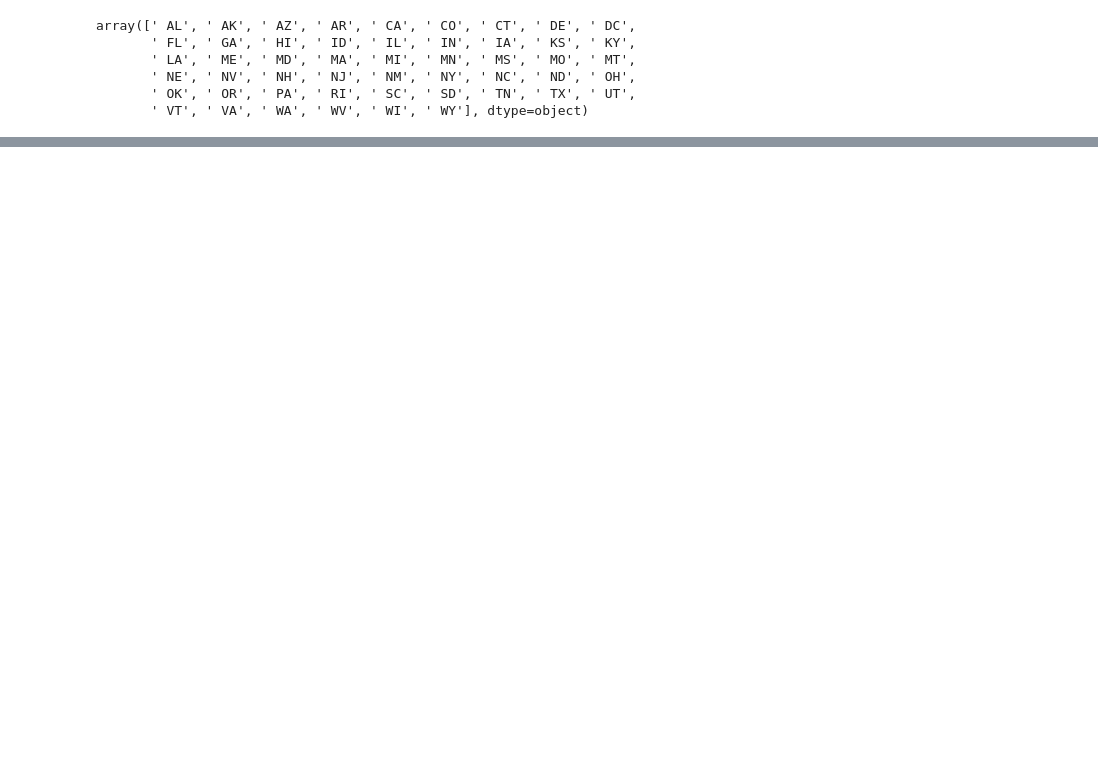
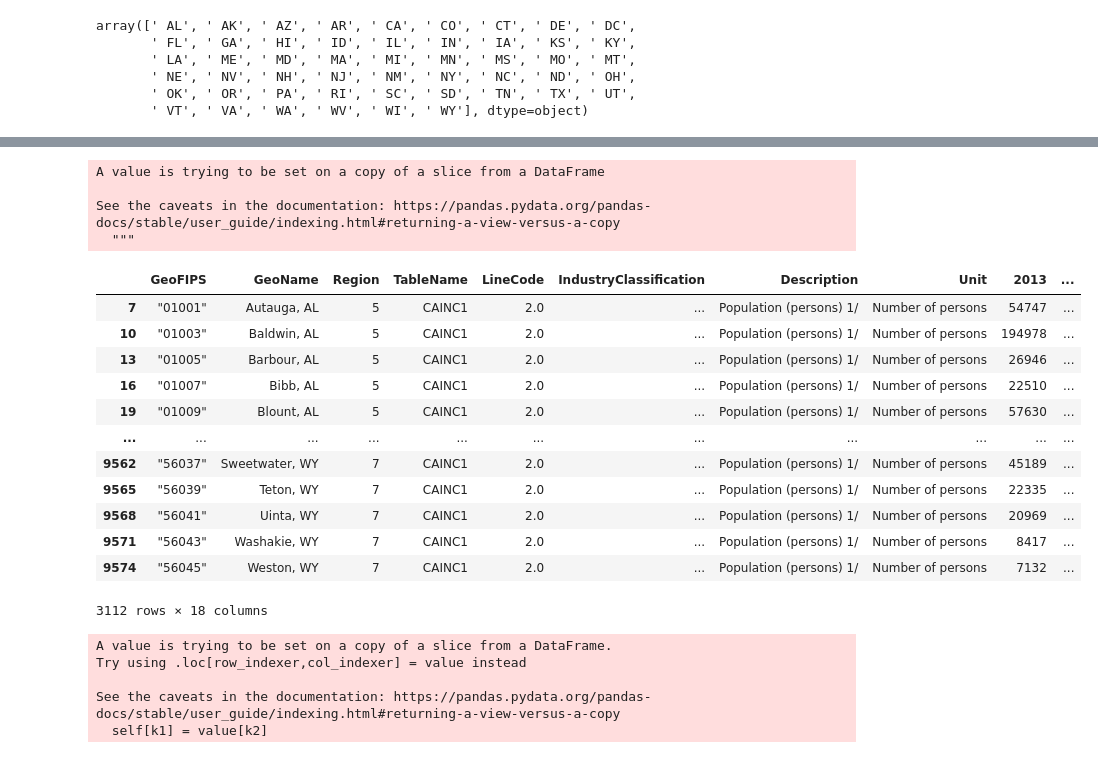
Before and after one commit to bakeralexan/human_trafficking_interactive_charts, a Jupyter notebook: BEA_data.ipynb, the cells around one changed output, grey strips where cells are left out. Cells and saved outputs as stored; diff of their text form; code cells hidden in the pictures; blank space fills up the shorter version.

```diff
--- a/BEA_data.ipynb
+++ b/BEA_data.ipynb
@@ -166,0 +220,33 @@ array([' AL', ' AK', ' AZ', ' AR', ' CA', ' CO', ' CT', ' DE', ' DC',
+# %%
+reduced_population_df = population_df.loc[(population_df['2013']!= "(NA)") & (population_df['2014']!= "(NA)")
+                                                       & (population_df['2015']!= "(NA)") & (population_df['2016']!= "(NA)")
+                                                       & (population_df['2017']!= "(NA)") & (population_df['2018']!= "(NA)") & (population_df['2019']!= "(NA)") & (population_df['2020']!= "(NA)")]
+
+reduced_population_df.dropna(how = 'any', inplace = True)
+reduced_population_df
+# %% [output]
+A value is trying to be set on a copy of a slice from a DataFrame
+
+See the caveats in the documentation: https://pandas.pydata.org/pandas-docs/stable/user_guide/indexing.html#returning-a-view-versus-a-copy
+  """
+|  | GeoFIPS | GeoName | Region | TableName | LineCode | IndustryClassification | Description | Unit | 2013 | ... |
+| 7 | "01001" | Autauga, AL | 5 | CAINC1 | 2.0 | ... | Population (persons) 1/ | Number of persons | 54747 | ... |
+| 10 | "01003" | Baldwin, AL | 5 | CAINC1 | 2.0 | ... | Population (persons) 1/ | Number of persons | 194978 | ... |
+| 13 | "01005" | Barbour, AL | 5 | CAINC1 | 2.0 | ... | Population (persons) 1/ | Number of persons | 26946 | ... |
+| 16 | "01007" | Bibb, AL | 5 | CAINC1 | 2.0 | ... | Population (persons) 1/ | Number of persons | 22510 | ... |
+| 19 | "01009" | Blount, AL | 5 | CAINC1 | 2.0 | ... | Population (persons) 1/ | Number of persons | 57630 | ... |
+| ... | ... | ... | ... | ... | ... | ... | ... | ... | ... | ... |
+| 9562 | "56037" | Sweetwater, WY | 7 | CAINC1 | 2.0 | ... | Population (persons) 1/ | Number of persons | 45189 | ... |
+| 9565 | "56039" | Teton, WY | 7 | CAINC1 | 2.0 | ... | Population (persons) 1/ | Number of persons | 22335 | ... |
+| 9568 | "56041" | Uinta, WY | 7 | CAINC1 | 2.0 | ... | Population (persons) 1/ | Number of persons | 20969 | ... |
+| 9571 | "56043" | Washakie, WY | 7 | CAINC1 | 2.0 | ... | Population (persons) 1/ | Number of persons | 8417 | ... |
+| 9574 | "56045" | Weston, WY | 7 | CAINC1 | 2.0 | ... | Population (persons) 1/ | Number of persons | 7132 | ... |
+3112 rows × 18 columns
+# %%
+reduced_population_df[['2013', '2014', '2015', '2016', '2017', '2018', '2019', '2020']] = reduced_population_df[['2013', '2014', '2015', '2016', '2017', '2018', '2019', '2020']].apply(pd.to_numeric)
+# %% [output]
+A value is trying to be set on a copy of a slice from a DataFrame.
+Try using .loc[row_indexer,col_indexer] = value instead
+
+See the caveats in the documentation: https://pandas.pydata.org/pandas-docs/stable/user_guide/indexing.html#returning-a-view-versus-a-copy
+  self[k1] = value[k2]
```
Also changed, not shown: parts of 14 cells of this notebook, 5 other files.
